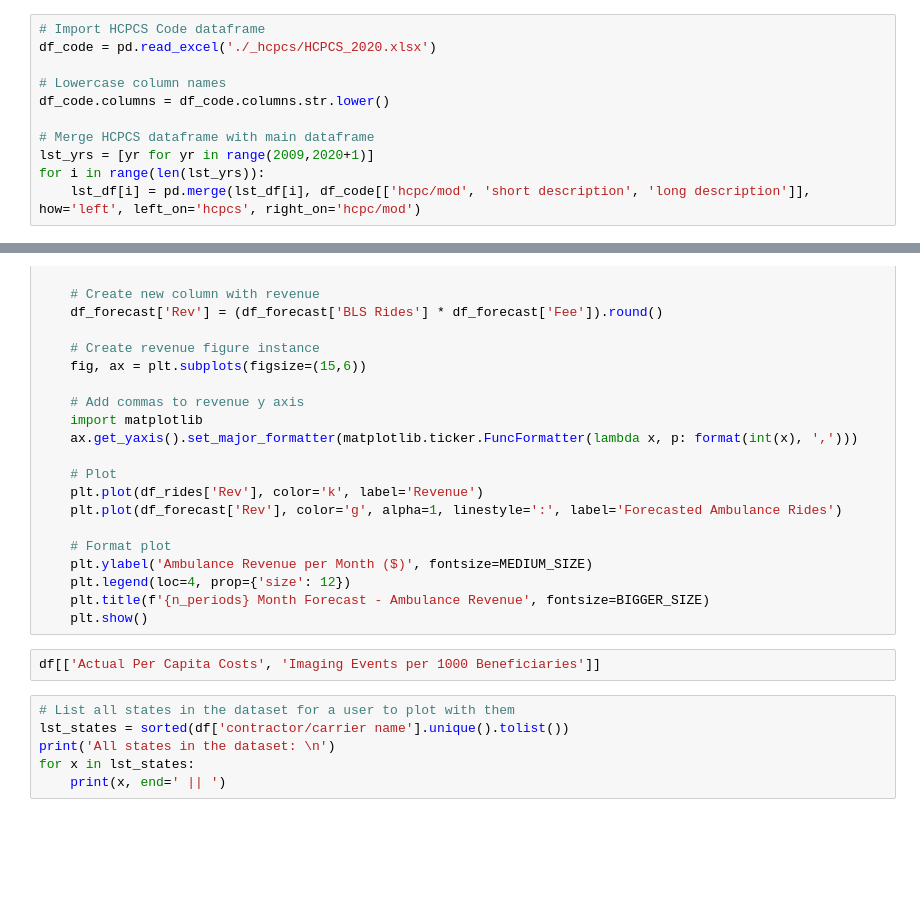
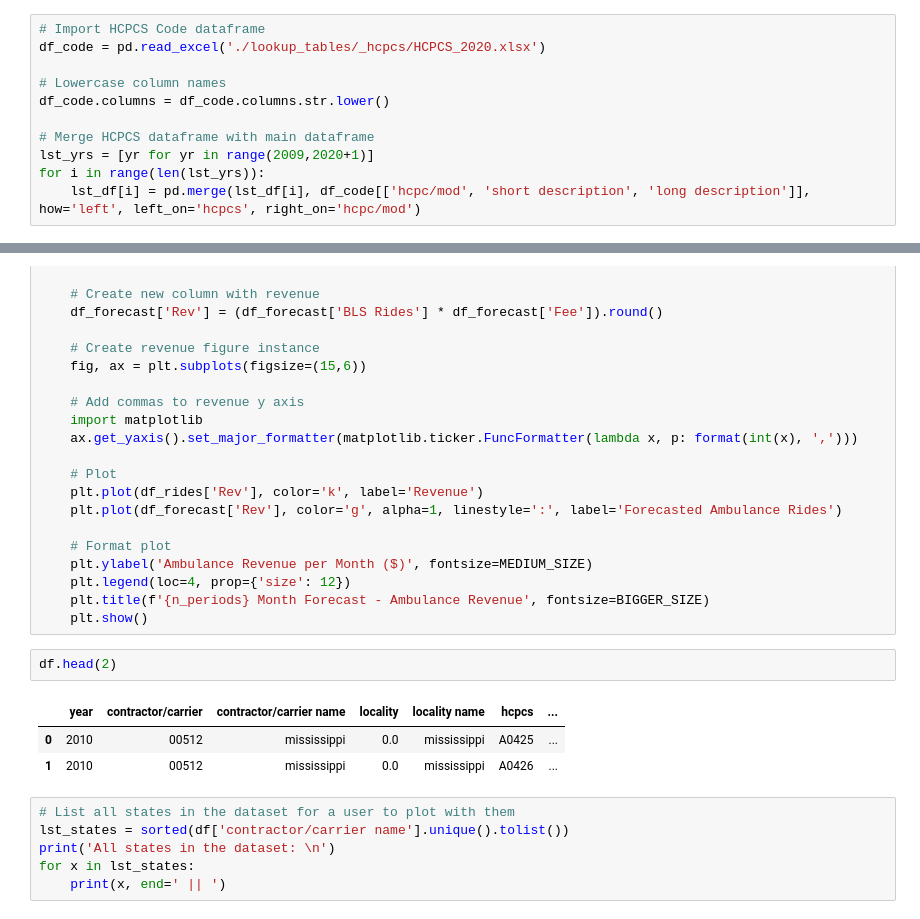
Before and after one commit to Data-Science-Link/Call_the_Ambulance, a Jupyter notebook: _Ambulance_Fee_Schedule_Analysis.ipynb, the cells around one changed output, grey strips where cells are left out. Cells and saved outputs as stored; diff of their text form; blank space fills up the shorter version.

```diff
--- a/_Ambulance_Fee_Schedule_Analysis.ipynb
+++ b/_Ambulance_Fee_Schedule_Analysis.ipynb
@@ -171,7 +171,7 @@ for i in range(len(lst_df)):
 * Join Alpha-Numeric HCPCS Codes (i.e. all the different activities to be billed) [download](https://www.cms.gov/Medicare/Coding/HCPCSReleaseCodeSets/Alpha-Numeric-HCPCS)
 # %%
 # Import HCPCS Code dataframe
-df_code = pd.read_excel('./_hcpcs/HCPCS_2020.xlsx')
+df_code = pd.read_excel('./lookup_tables/_hcpcs/HCPCS_2020.xlsx')
 
 # Lowercase column names
 df_code.columns = df_code.columns.str.lower()
@@ -1021,8 +1021,12 @@ def revenue_forecast(df_rides, hcpcs, num_months, carrier='texas', locality='aus
     plt.legend(loc=4, prop={'size': 12})
     plt.title(f'{n_periods} Month Forecast - Ambulance Revenue', fontsize=BIGGER_SIZE)
     plt.show()
-# %%
-df[['Actual Per Capita Costs', 'Imaging Events per 1000 Beneficiaries']]
+# %%
+df.head(2)
+# %% [output]
+|  | year | contractor/carrier | contractor/carrier name | locality | locality name | hcpcs | ... |
+| 0 | 2010 | 00512 | mississippi | 0.0 | mississippi | A0425 | ... |
+| 1 | 2010 | 00512 | mississippi | 0.0 | mississippi | A0426 | ... |
 # %%
 # List all states in the dataset for a user to plot with them
 lst_states = sorted(df['contractor/carrier name'].unique().tolist())
```
Also changed, not shown: parts of 5 cells of this notebook, 40 other files.
